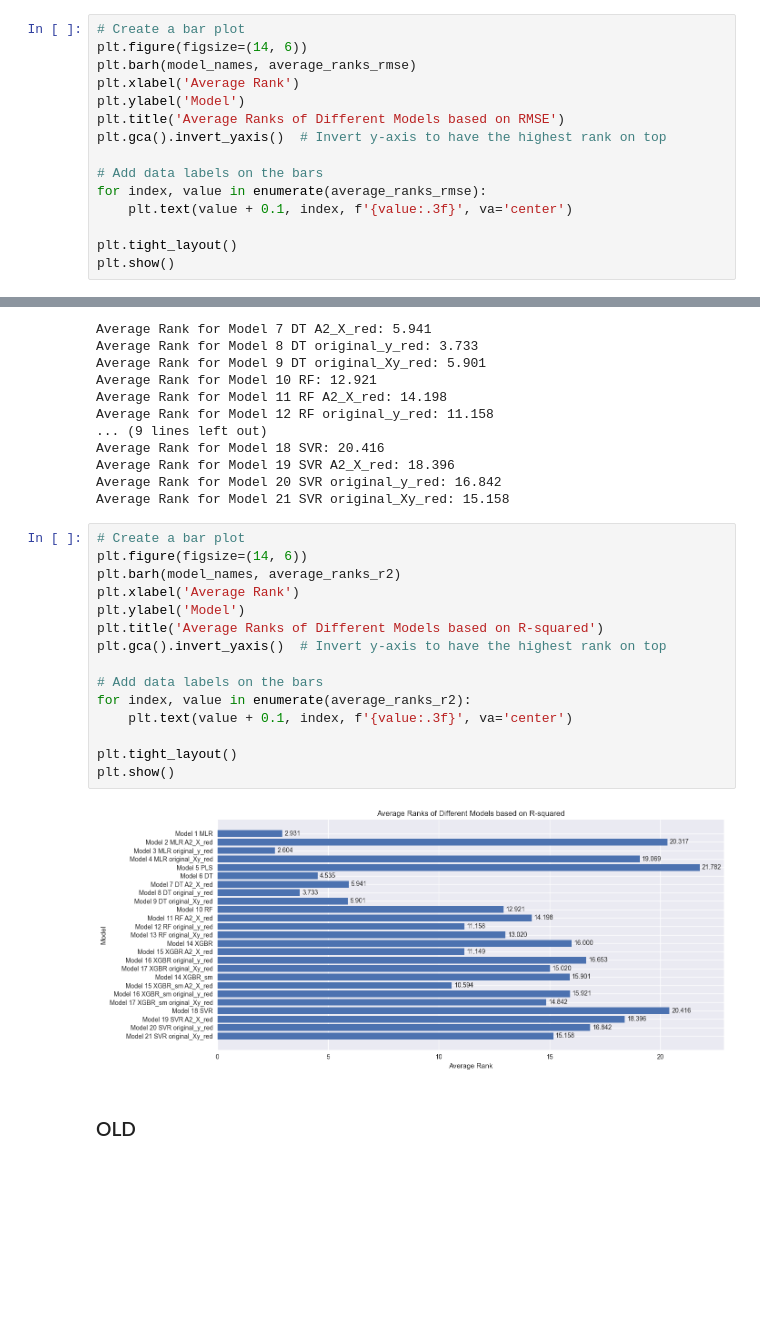
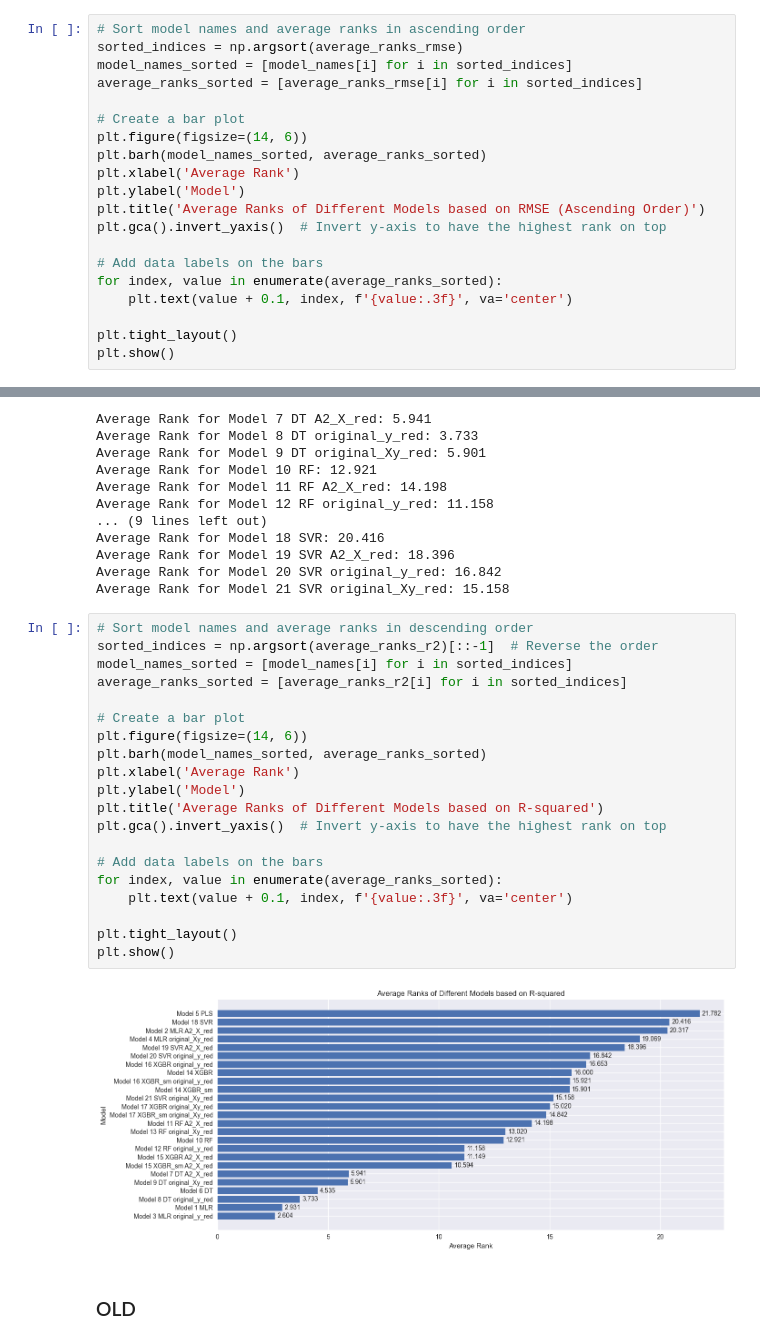
Before and after one commit to bernatsort/Therapy-Progress-Gait-Prediction, a Jupyter notebook: model_comparison.ipynb, the cells around one changed output, grey strips where cells are left out. Saved outputs shown, nothing was run; the diff lists cells and outputs as text; blank space fills up the shorter version.

Commit message:
rmse and r2 ordered

```diff
--- a/model_comparison.ipynb
+++ b/model_comparison.ipynb
@@ -231,16 +231,21 @@ RMSE:
 · Average Rank for Model 20 SVR original_y_red: 9.158
 · Average Rank for Model 21 SVR original_Xy_red: 10.842
 # %%
+# Sort model names and average ranks in ascending order
+sorted_indices = np.argsort(average_ranks_rmse)
+model_names_sorted = [model_names[i] for i in sorted_indices]
+average_ranks_sorted = [average_ranks_rmse[i] for i in sorted_indices]
+
 # Create a bar plot
 plt.figure(figsize=(14, 6))
-plt.barh(model_names, average_ranks_rmse)
+plt.barh(model_names_sorted, average_ranks_sorted)
 plt.xlabel('Average Rank')
 plt.ylabel('Model')
-plt.title('Average Ranks of Different Models based on RMSE')
+plt.title('Average Ranks of Different Models based on RMSE (Ascending Order)')
 plt.gca().invert_yaxis()  # Invert y-axis to have the highest rank on top
 
 # Add data labels on the bars
-for index, value in enumerate(average_ranks_rmse):
+for index, value in enumerate(average_ranks_sorted):
     plt.text(value + 0.1, index, f'{value:.3f}', va='center')
 
 plt.tight_layout()
@@ -291,22 +296,27 @@ Average Rank for Model 19 SVR A2_X_red: 18.396
 Average Rank for Model 20 SVR original_y_red: 16.842
 Average Rank for Model 21 SVR original_Xy_red: 15.158
 # %%
+# Sort model names and average ranks in descending order
+sorted_indices = np.argsort(average_ranks_r2)[::-1]  # Reverse the order
+model_names_sorted = [model_names[i] for i in sorted_indices]
+average_ranks_sorted = [average_ranks_r2[i] for i in sorted_indices]
+
 # Create a bar plot
 plt.figure(figsize=(14, 6))
-plt.barh(model_names, average_ranks_r2)
+plt.barh(model_names_sorted, average_ranks_sorted)
 plt.xlabel('Average Rank')
 plt.ylabel('Model')
 plt.title('Average Ranks of Different Models based on R-squared')
 plt.gca().invert_yaxis()  # Invert y-axis to have the highest rank on top
 
 # Add data labels on the bars
-for index, value in enumerate(average_ranks_r2):
+for index, value in enumerate(average_ranks_sorted):
     plt.text(value + 0.1, index, f'{value:.3f}', va='center')
 
 plt.tight_layout()
 plt.show()
 # %% [output]
-[figure, old version]
+[figure, new version]
 # %% [markdown]
 ### OLD
 # %% [markdown]
```
Also changed, not shown: parts of 5 cells of this notebook.
